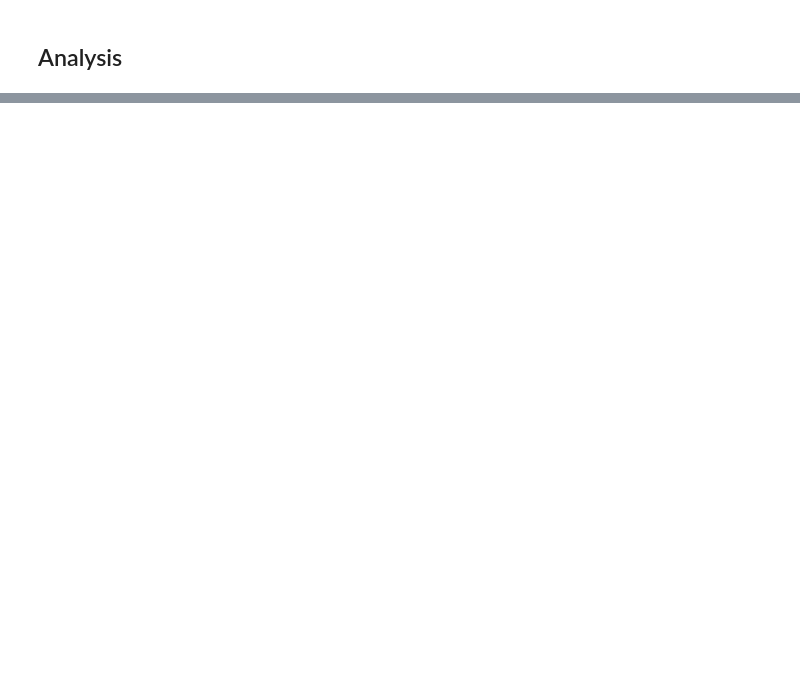
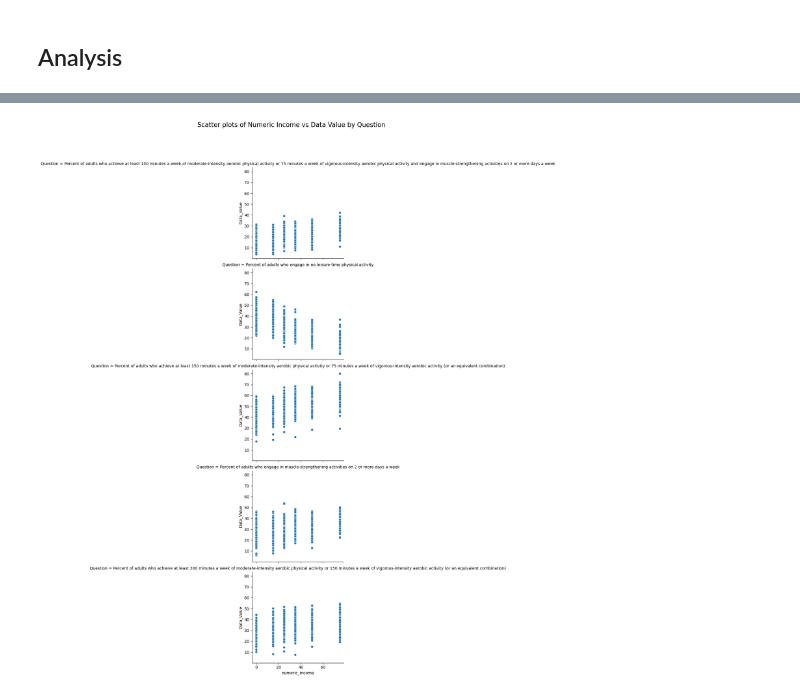
Before and after one commit to INFO-511-F24/final-project-TheOutliers, a Jupyter notebook: Code-Notebooks/Workspace_MP.ipynb, the cells around one changed output, grey strips where cells are left out. Saved outputs shown, nothing was run; the diff lists cells and outputs as text; code cells hidden in the pictures; blank space fills up the shorter version.

```diff
--- a/Code-Notebooks/Workspace_MP.ipynb
+++ b/Code-Notebooks/Workspace_MP.ipynb
@@ -284,0 +320,13 @@ plt.show()
+# %%
+# Create a FacetGrid to generate separate plots for each unique value of 'Question'
+g = sns.FacetGrid(activity_clean, col='Question', col_wrap=1, height=4)  # Adjust col_wrap and height as needed
+
+# Map the scatterplot to each facet
+g.map(sns.scatterplot, 'numeric_income', 'Data_Value')
+
+# Adjust the layout and show the plot
+plt.subplots_adjust(top=0.9)  # To make space for the title
+g.fig.suptitle('Scatter plots of Numeric Income vs Data Value by Question', fontsize=16)
+plt.show()
+# %% [output]
+[figure, added]
```
Also changed, not shown: parts of 22 cells of this notebook.
